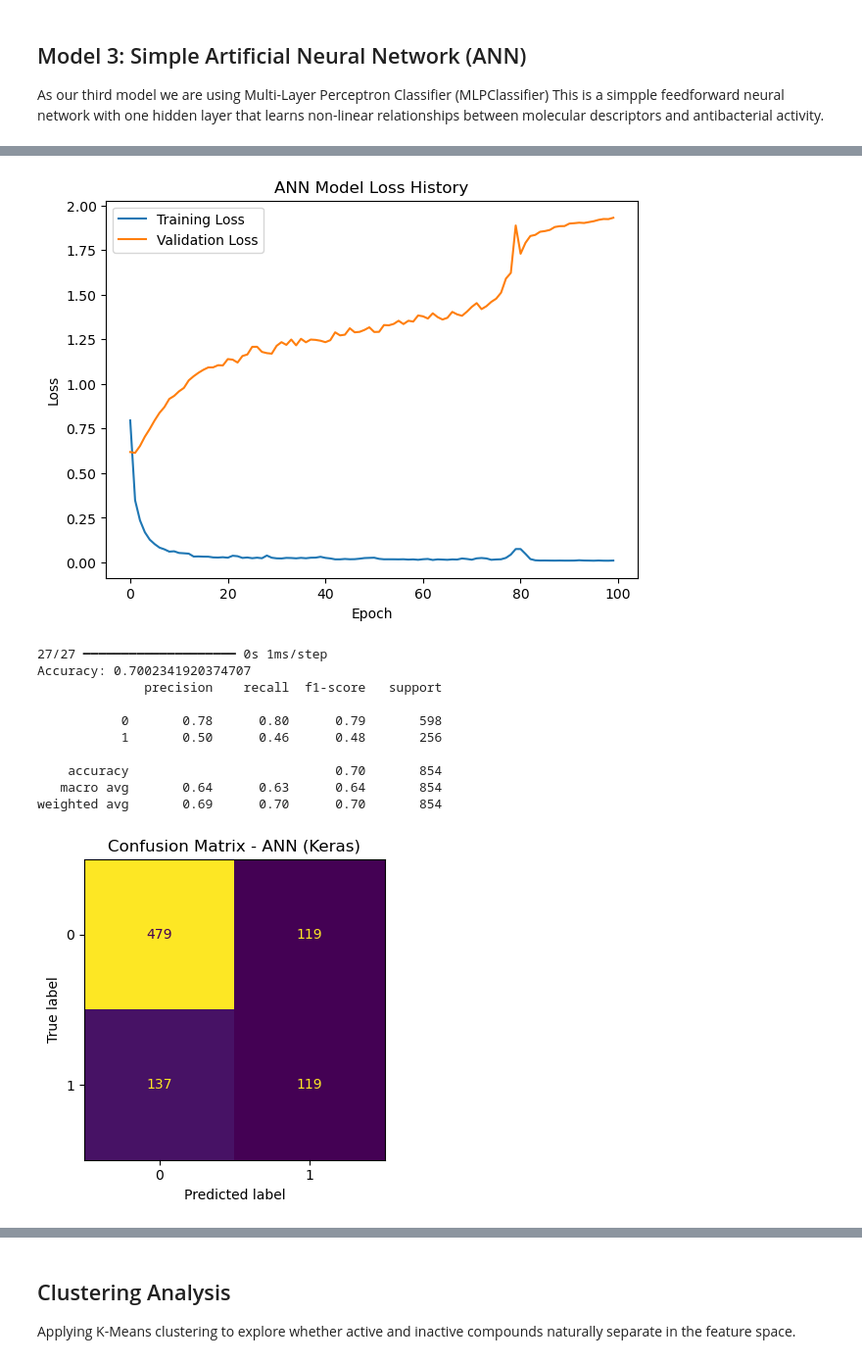
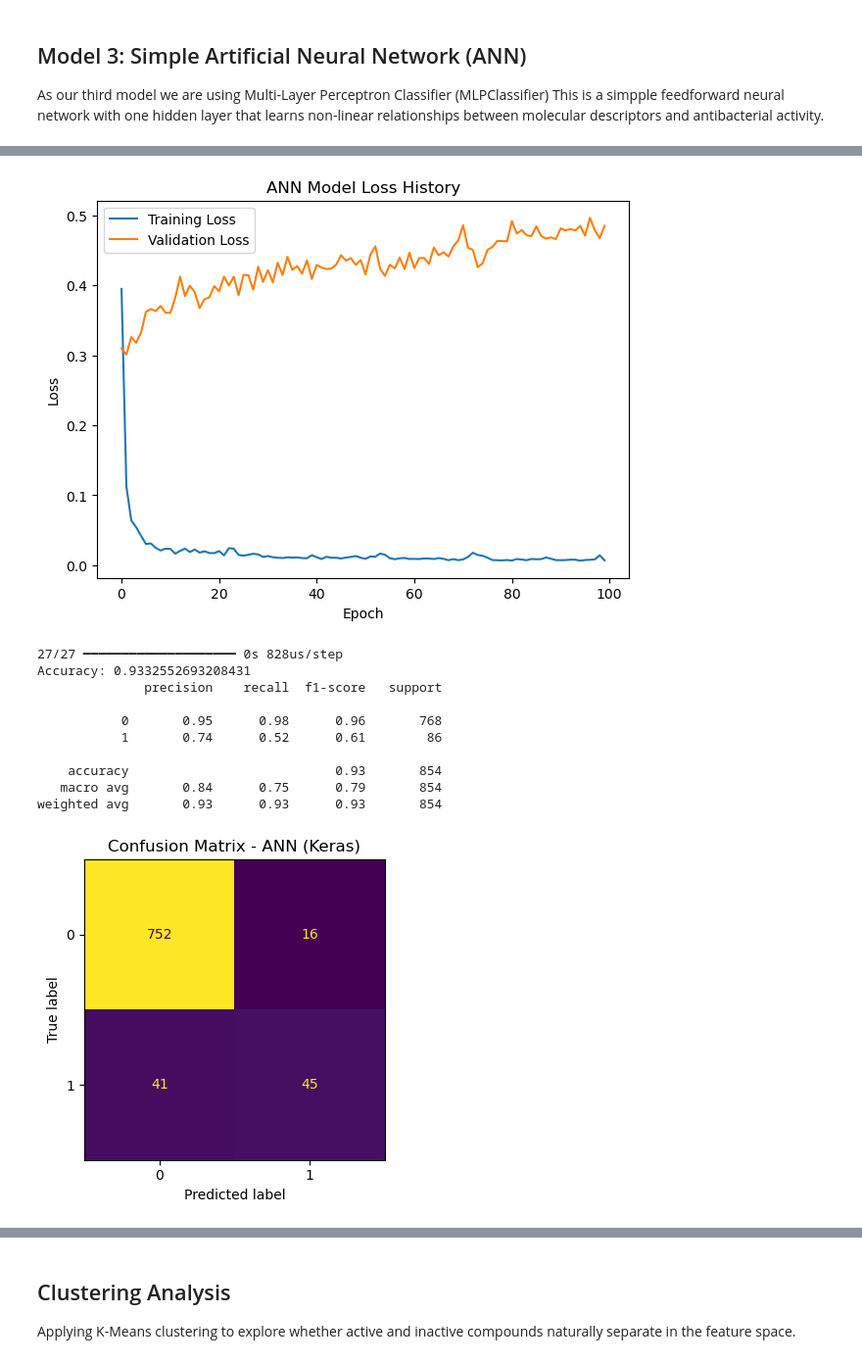
Before and after one commit to dw1229/chem277a-final-ecoli-inhibition-ml, a Jupyter notebook: ecoli_inhibition_ml.ipynb, the cells around one changed output, grey strips where cells are left out. Shown at 98% size. Saved outputs shown, nothing was run; the diff lists cells and outputs as text; code cells hidden in the pictures.

Commit message:
Fix Morgan fingerprinting warnings, improve ANN to 93% with top 10% threshold

```diff
--- a/ecoli_inhibition_ml.ipynb
+++ b/ecoli_inhibition_ml.ipynb
@@ -449,7 +449,8 @@ def get_morgan_fingerprint(smiles):
         return [0] * 1024
 
     # Compute the Morgan fingerprint with radius=2 and nBits=1024
-    fingerprint = AllChem.GetMorganFingerprintAsBitVect(mol, radius = 2, nBits = 1024)
+    generator = rdFingerprintGenerator.GetMorganGenerator(radius=2, fpSize=1024)
+    fingerprint = generator.GetFingerprint(mol)
 
     # Convert the fingerprint to a list and return it
     return list(fingerprint)
@@ -870,3 +854,12 @@ The limitations observed in the GLM suggest that the relationship between molecu
 
 As our third model we are using Multi-Layer Perceptron Classifier (MLPClassifier)
 This is a simpple feedforward neural network with one hidden layer that learns non-linear relationships between molecular descriptors and antibacterial activity.
+# %%
+# Creating separate binary labels for ANN using top 10% threshold
+# Keeping top 30% for other models, trying top 10% here to see if it improves results
+ydummy_train_ann = (y_train > y_train.quantile(0.9)).astype(int)
+ydummy_test_ann = (y_test > y_test.quantile(0.9)).astype(int)
+
+# Sanity check, verify class balance with top 10% threshold
+print("ANN Training class balance:", ydummy_train_ann.value_counts())
+print("ANN Test class balance:", ydummy_test_ann.value_counts())
@@ -875,8 +877,8 @@ This is a simpple feedforward neural network with one hidden layer that learns n
 NClasses = 2
 
 # One-hot encode the binary labels for Keras, using lines from keras notebook from lecture 15
-Y_train_oh = keras.utils.to_categorical(ydummy_train, NClasses)
-Y_test_oh = keras.utils.to_categorical(ydummy_test, NClasses)
+Y_train_oh = keras.utils.to_categorical(ydummy_train_ann, NClasses)
+Y_test_oh = keras.utils.to_categorical(ydummy_test_ann, NClasses)
 # Number of neurons in the hidden layer
 Nneuron = 64
 
@@ -918,14 +920,14 @@ P = keras_model.predict(X_test_scaled)
 y_pred_ann = np.argmax(P, axis=1)
 
 # Printing the accuracy score
-print("Accuracy:", accuracy_score(ydummy_test, y_pred_ann))
+print("Accuracy:", accuracy_score(ydummy_test_ann, y_pred_ann))
 
 # Printing the classification report
-print(classification_report(ydummy_test, y_pred_ann))
+print(classification_report(ydummy_test_ann, y_pred_ann))
 
 # Ploting the confusion matrix
 fig, ax = plt.subplots(figsize=(5,4))
-cm = confusion_matrix(ydummy_test, y_pred_ann)
+cm = confusion_matrix(ydummy_test_ann, y_pred_ann)
 disp = ConfusionMatrixDisplay(confusion_matrix=cm)
 disp.plot(ax=ax, colorbar=False)
 ax.set_title('Confusion Matrix - ANN (Keras)')
@@ -952,13 +954,13 @@ Epoch 100/100
-[figure, old version]
+[figure, new version]
-27/27 ━━━━━━━━━━━━━━━━━━━━ 0s 1ms/step
-Accuracy: 0.7002341920374707
+27/27 ━━━━━━━━━━━━━━━━━━━━ 0s 828us/step
+Accuracy: 0.9332552693208431
               precision    recall  f1-score   support
 
-           0       0.78      0.80      0.79       598
-           1       0.50      0.46      0.48       256
+           0       0.95      0.98      0.96       768
+           1       0.74      0.52      0.61        86
 
-    accuracy                           0.70       854
-   macro avg       0.64      0.63      0.64       854
-weighted avg       0.69      0.70      0.70       854
+    accuracy                           0.93       854
+   macro avg       0.84      0.75      0.79       854
+weighted avg       0.93      0.93      0.93       854
-[figure, old version]
+[figure, new version]
 # %% [markdown]
```
Also changed, not shown: parts of 7 cells of this notebook.
